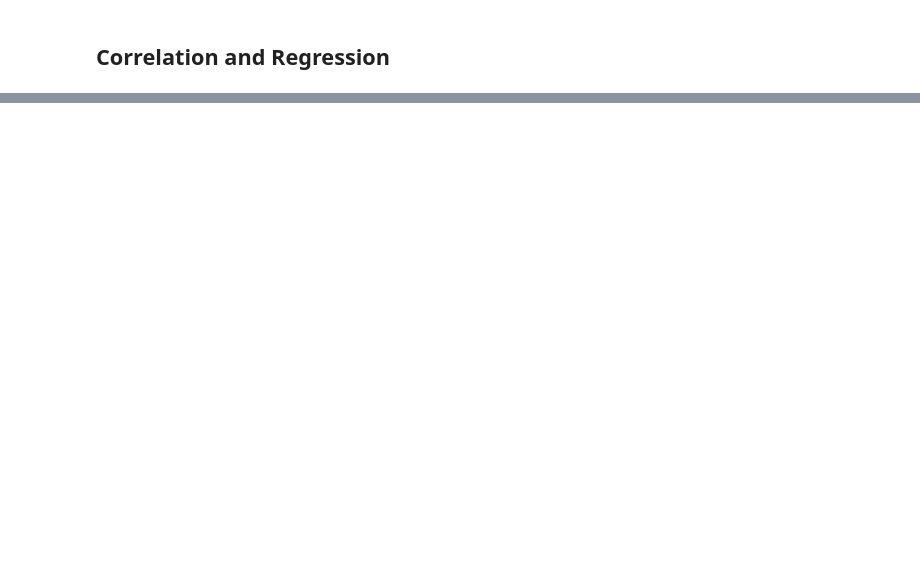
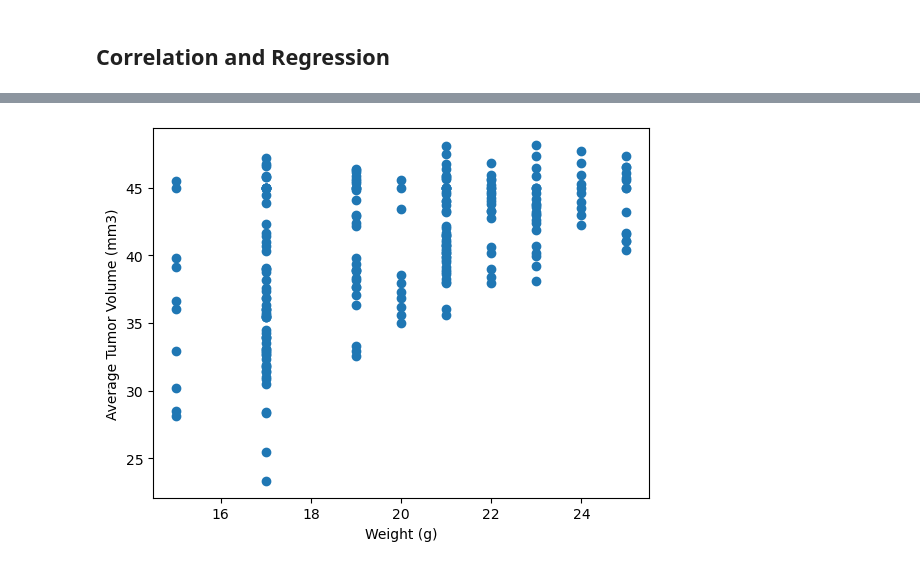
Before and after one commit to reikanger/pymaceuticals, a Jupyter notebook: Pymaceuticals/pymaceuticals.ipynb, the cells around one changed output, grey strips where cells are left out. Cells and saved outputs as stored; diff of their text form; code cells hidden in the pictures; blank space fills up the shorter version.

```diff
--- a/Pymaceuticals/pymaceuticals.ipynb
+++ b/Pymaceuticals/pymaceuticals.ipynb
@@ -355,0 +279,12 @@ The correlation between mouse weight and the average tumor volume is 0.84
+# %%
+# Generate a scatter plot of mouse weight vs. the average observed tumor volume for the entire Capomulin regimen
+
+x_values = capomulin_df['Weight (g)']
+y_values = capomulin_df['Tumor Volume (mm3)']
+
+plt.scatter(x_values,y_values)
+plt.xlabel('Weight (g)')
+plt.ylabel('Average Tumor Volume (mm3)')
+plt.show()
+# %% [output]
+[figure, added]
```
Also changed, not shown: parts of 14 cells of this notebook.
